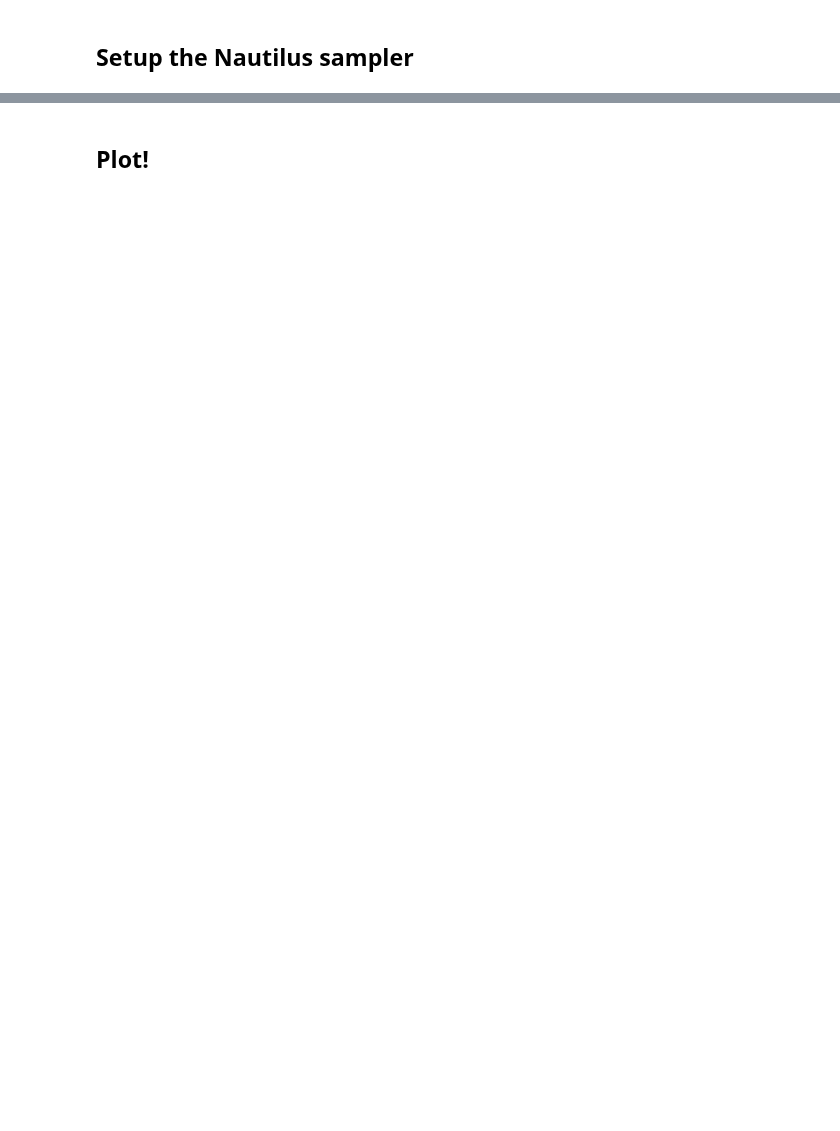
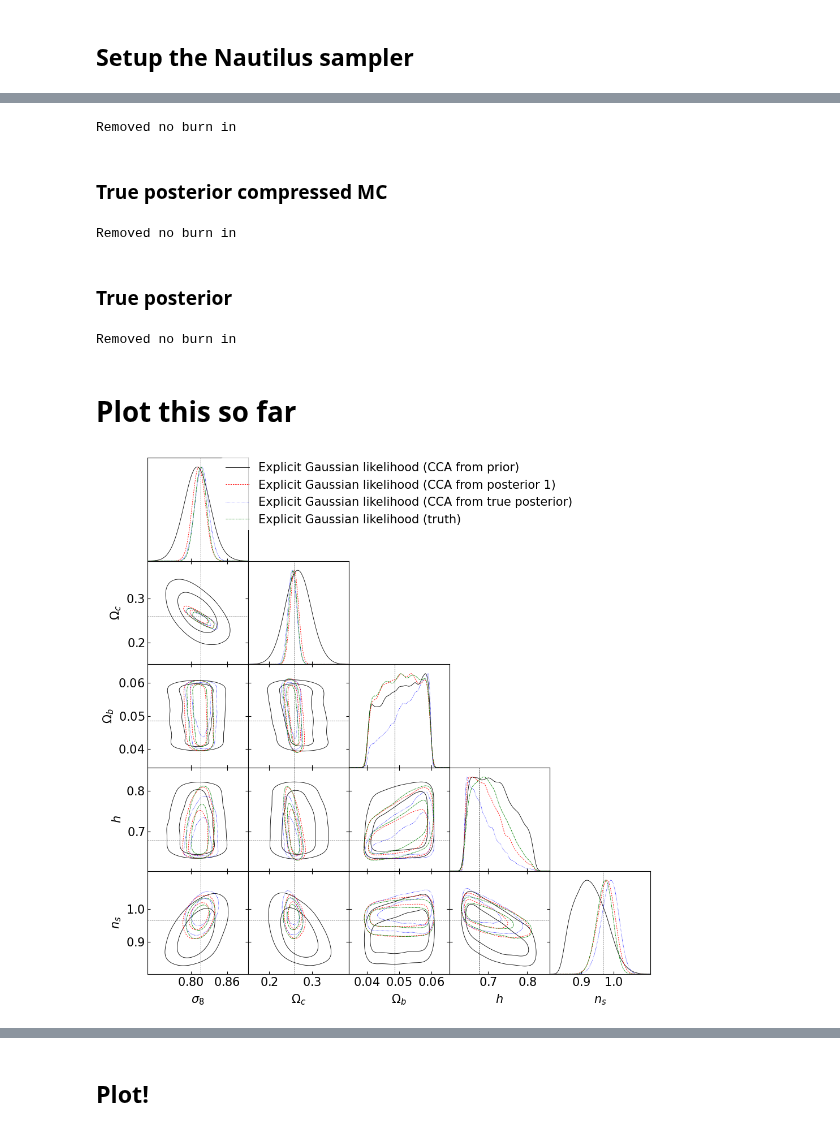
Before and after one commit to Kiyam/cca_test, a Jupyter notebook: jax_cosmo_cca_test.ipynb, the cells around one changed output, grey strips where cells are left out. Saved outputs shown, nothing was run; the diff lists cells and outputs as text; code cells hidden in the pictures; blank space fills up the shorter version.

```diff
--- a/jax_cosmo_cca_test.ipynb
+++ b/jax_cosmo_cca_test.ipynb
@@ -463,0 +553,57 @@ Here are some references:
+# %%
+# Nautilus returns importance-weighted samples; pass weights to getdist
+nautilus_weights_post_1 = np.exp(nautilus_log_w_post_1_compressed - nautilus_log_w_post_1_compressed.max())
+nautilus_weights_post_1 /= nautilus_weights_post_1.sum()
+
+nautilus_MC_post_1_compressed = MCSamples(
+    samples=nautilus_points_post_1_compressed,
+    weights=nautilus_weights_post_1,
+    loglikes=-nautilus_log_l_post_1_compressed,
+    names=params,
+    labels=param_labels,
+    label="Explicit Gaussian likelihood (CCA from posterior 1)",
+)
+# %% [output]
+Removed no burn in
+# %% [markdown]
+### True posterior compressed MC
+# %%
+# Nautilus returns importance-weighted samples; pass weights to getdist
+nautilus_weights_true_post_compressed = np.exp(nautilus_log_w_true_post_compressed - nautilus_log_w_true_post_compressed.max())
+nautilus_weights_true_post_compressed /= nautilus_weights_true_post_compressed.sum()
+
+nautilus_MC_true_post_compressed = MCSamples(
+    samples=nautilus_points_true_post_compressed,
+    weights=nautilus_weights_true_post_compressed,
+    loglikes=-nautilus_log_l_true_post_compressed,
+    names=params,
+    labels=param_labels,
+    label="Explicit Gaussian likelihood (CCA from true posterior)",
+)
+# %% [output]
+Removed no burn in
+# %% [markdown]
+### True posterior
+# %%
+# Nautilus returns importance-weighted samples; pass weights to getdist
+nautilus_weights_true_post = np.exp(nautilus_log_w_true_post - nautilus_log_w_true_post.max())
+nautilus_weights_true_post /= nautilus_weights_true_post.sum()
+
+nautilus_MC_truth = MCSamples(
+    samples=nautilus_points_true_post,
+    weights=nautilus_weights_true_post,
+    loglikes=-nautilus_log_l_true_post,
+    names=params,
+    labels=param_labels,
+    label="Explicit Gaussian likelihood (truth)",
+)
+# %% [output]
+Removed no burn in
+# %% [markdown]
+# Plot this so far
+# %%
+triangle_plot(
+    [nautilus_MC_prior_compressed, nautilus_MC_post_1_compressed, nautilus_MC_true_post_compressed, nautilus_MC_truth],
+    truth=truth_marker)
+# %% [output]
+[figure, added]
```
Also changed, not shown: parts of 62 cells of this notebook, 1 other file.
